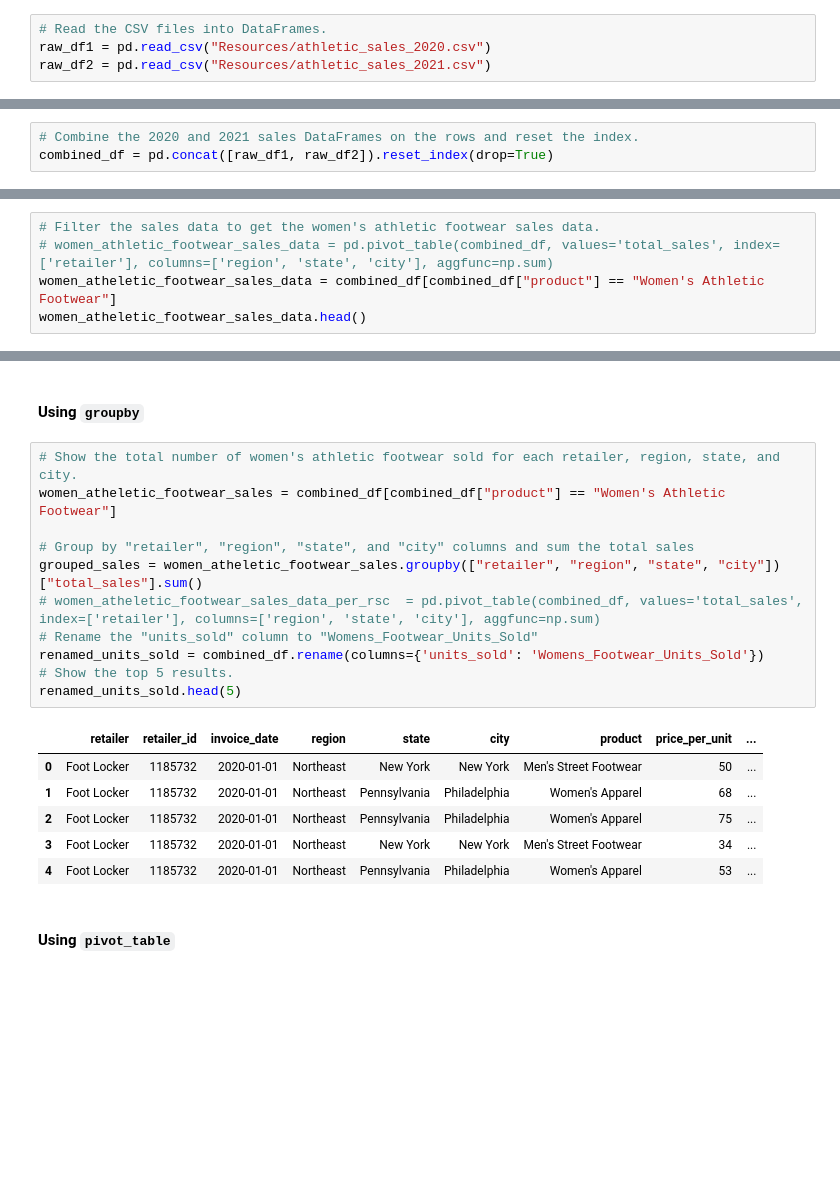
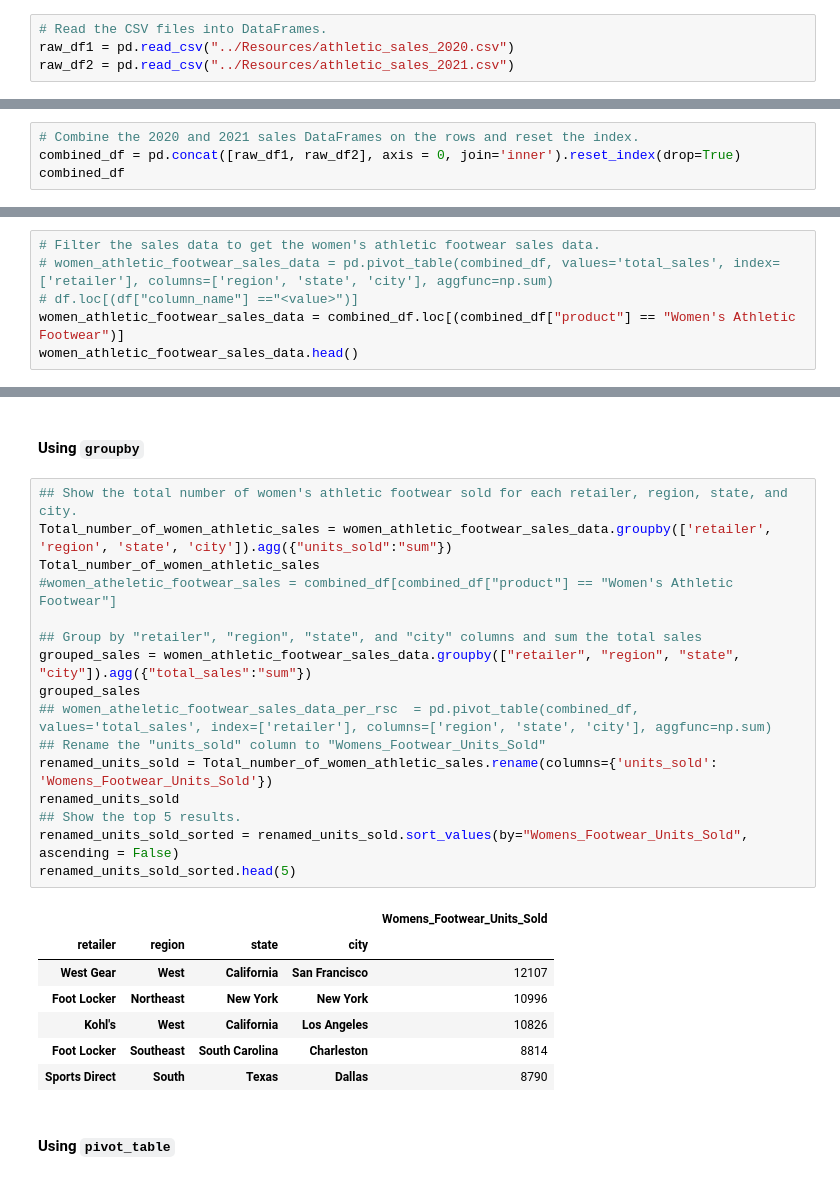
Before and after one commit to Sezeri/athletic_sales_analysis, a Jupyter notebook: athletic_sales_analysis_starter_code.ipynb, the cells around one changed output, grey strips where cells are left out. Cells and saved outputs as stored; diff of their text form; blank space fills up the shorter version.

```diff
--- a/athletic_sales_analysis_starter_code.ipynb
+++ b/athletic_sales_analysis_starter_code.ipynb
@@ -7,8 +7,8 @@ import numpy as np
 #### Import CSVs
 # %%
 # Read the CSV files into DataFrames.
-raw_df1 = pd.read_csv("Resources/athletic_sales_2020.csv")
-raw_df2 = pd.read_csv("Resources/athletic_sales_2021.csv")
+raw_df1 = pd.read_csv("../Resources/athletic_sales_2020.csv")
+raw_df2 = pd.read_csv("../Resources/athletic_sales_2021.csv")
 # %%
 # Display the 2020 sales DataFrame
 raw_df1
@@ -83,4 +83,5 @@ dtype: object
 #### Combine the sales data by rows.
 # %%
 # Combine the 2020 and 2021 sales DataFrames on the rows and reset the index.
-combined_df = pd.concat([raw_df1, raw_df2]).reset_index(drop=True)
+combined_df = pd.concat([raw_df1, raw_df2], axis = 0, join='inner').reset_index(drop=True)
+combined_df
@@ -265,7 +278,8 @@ renamed_total_sales.head(20)
 # %%
 # Filter the sales data to get the women's athletic footwear sales data.
 # women_athletic_footwear_sales_data = pd.pivot_table(combined_df, values='total_sales', index=['retailer'], columns=['region', 'state', 'city'], aggfunc=np.sum)
-women_atheletic_footwear_sales_data = combined_df[combined_df["product"] == "Women's Athletic Footwear"]
-women_atheletic_footwear_sales_data.head()
+# df.loc[(df["column_name"] =="<value>")]
+women_athletic_footwear_sales_data = combined_df.loc[(combined_df["product"] == "Women's Athletic Footwear")]
+women_athletic_footwear_sales_data.head()
 # %% [output]
 |  | retailer | retailer_id | invoice_date | region | state | city | product | price_per_unit | units_sold | ... |
@@ -277,23 +291,29 @@ women_atheletic_footwear_sales_data.head()
 # %% [markdown]
 #### Using `groupby`
 # %%
-# Show the total number of women's athletic footwear sold for each retailer, region, state, and city.
-women_atheletic_footwear_sales = combined_df[combined_df["product"] == "Women's Athletic Footwear"]
+## Show the total number of women's athletic footwear sold for each retailer, region, state, and city.
+Total_number_of_women_athletic_sales = women_athletic_footwear_sales_data.groupby(['retailer', 'region', 'state', 'city']).agg({"units_sold":"sum"})
+Total_number_of_women_athletic_sales
+#women_atheletic_footwear_sales = combined_df[combined_df["product"] == "Women's Athletic Footwear"]
 
-# Group by "retailer", "region", "state", and "city" columns and sum the total sales
-grouped_sales = women_atheletic_footwear_sales.groupby(["retailer", "region", "state", "city"])["total_sales"].sum()
-# women_atheletic_footwear_sales_data_per_rsc  = pd.pivot_table(combined_df, values='total_sales', index=['retailer'], columns=['region', 'state', 'city'], aggfunc=np.sum)
-# Rename the "units_sold" column to "Womens_Footwear_Units_Sold"
-renamed_units_sold = combined_df.rename(columns={'units_sold': 'Womens_Footwear_Units_Sold'})
-# Show the top 5 results.
-renamed_units_sold.head(5)
+## Group by "retailer", "region", "state", and "city" columns and sum the total sales
+grouped_sales = women_athletic_footwear_sales_data.groupby(["retailer", "region", "state", "city"]).agg({"total_sales":"sum"})
+grouped_sales
+## women_atheletic_footwear_sales_data_per_rsc  = pd.pivot_table(combined_df, values='total_sales', index=['retailer'], columns=['region', 'state', 'city'], aggfunc=np.sum)
+## Rename the "units_sold" column to "Womens_Footwear_Units_Sold"
+renamed_units_sold = Total_number_of_women_athletic_sales.rename(columns={'units_sold': 'Womens_Footwear_Units_Sold'})
+renamed_units_sold
+## Show the top 5 results.
+renamed_units_sold_sorted = renamed_units_sold.sort_values(by="Womens_Footwear_Units_Sold", ascending = False)
+renamed_units_sold_sorted.head(5)
 # %% [output]
-|  | retailer | retailer_id | invoice_date | region | state | city | product | price_per_unit | ... |
-| 0 | Foot Locker | 1185732 | 2020-01-01 | Northeast | New York | New York | Men's Street Footwear | 50 | ... |
-| 1 | Foot Locker | 1185732 | 2020-01-01 | Northeast | Pennsylvania | Philadelphia | Women's Apparel | 68 | ... |
-| 2 | Foot Locker | 1185732 | 2020-01-01 | Northeast | Pennsylvania | Philadelphia | Women's Apparel | 75 | ... |
-| 3 | Foot Locker | 1185732 | 2020-01-01 | Northeast | New York | New York | Men's Street Footwear | 34 | ... |
-| 4 | Foot Locker | 1185732 | 2020-01-01 | Northeast | Pennsylvania | Philadelphia | Women's Apparel | 53 | ... |
+|  |  |  |  | Womens_Footwear_Units_Sold |
+| retailer | region | state | city |  |
+| West Gear | West | California | San Francisco | 12107 |
+| Foot Locker | Northeast | New York | New York | 10996 |
+| Kohl's | West | California | Los Angeles | 10826 |
+| Foot Locker | Southeast | South Carolina | Charleston | 8814 |
+| Sports Direct | South | Texas | Dallas | 8790 |
 # %% [markdown]
 #### Using `pivot_table`
 # %%
```
Also changed, not shown: parts of 12 cells of this notebook.
